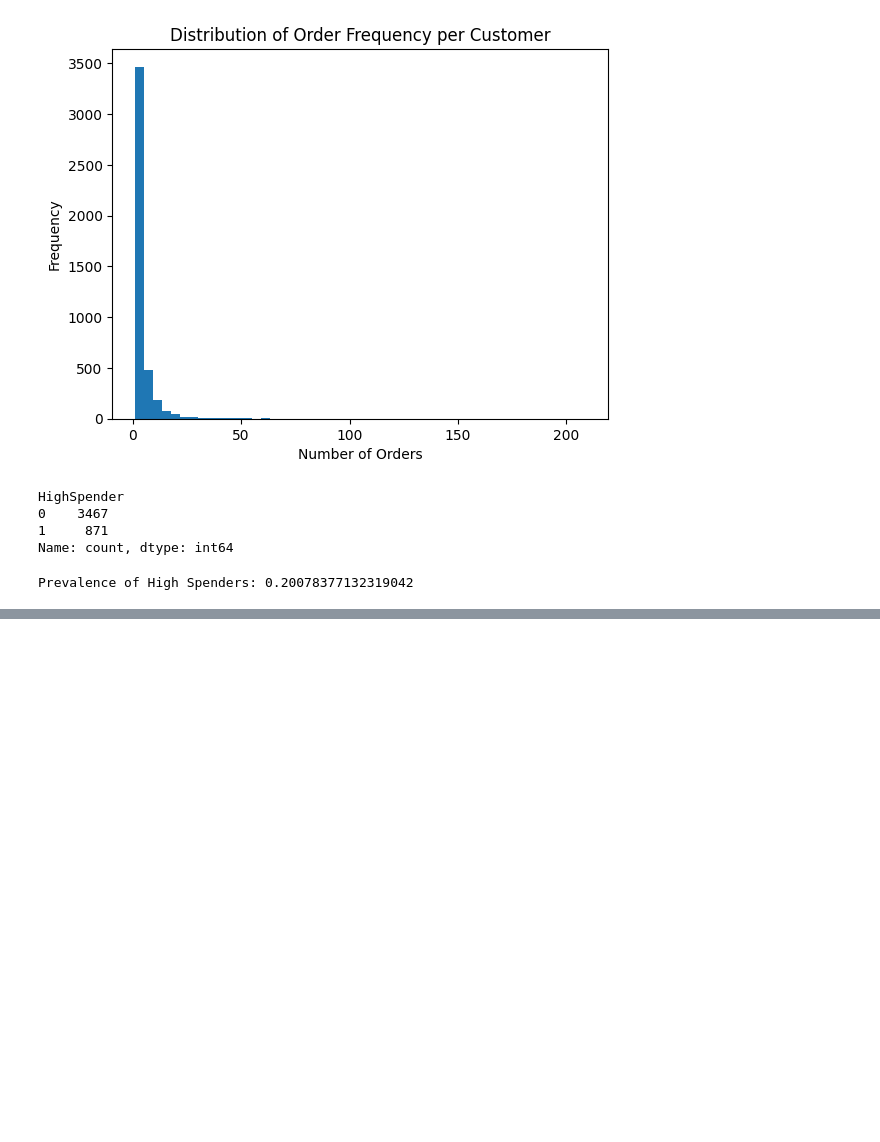
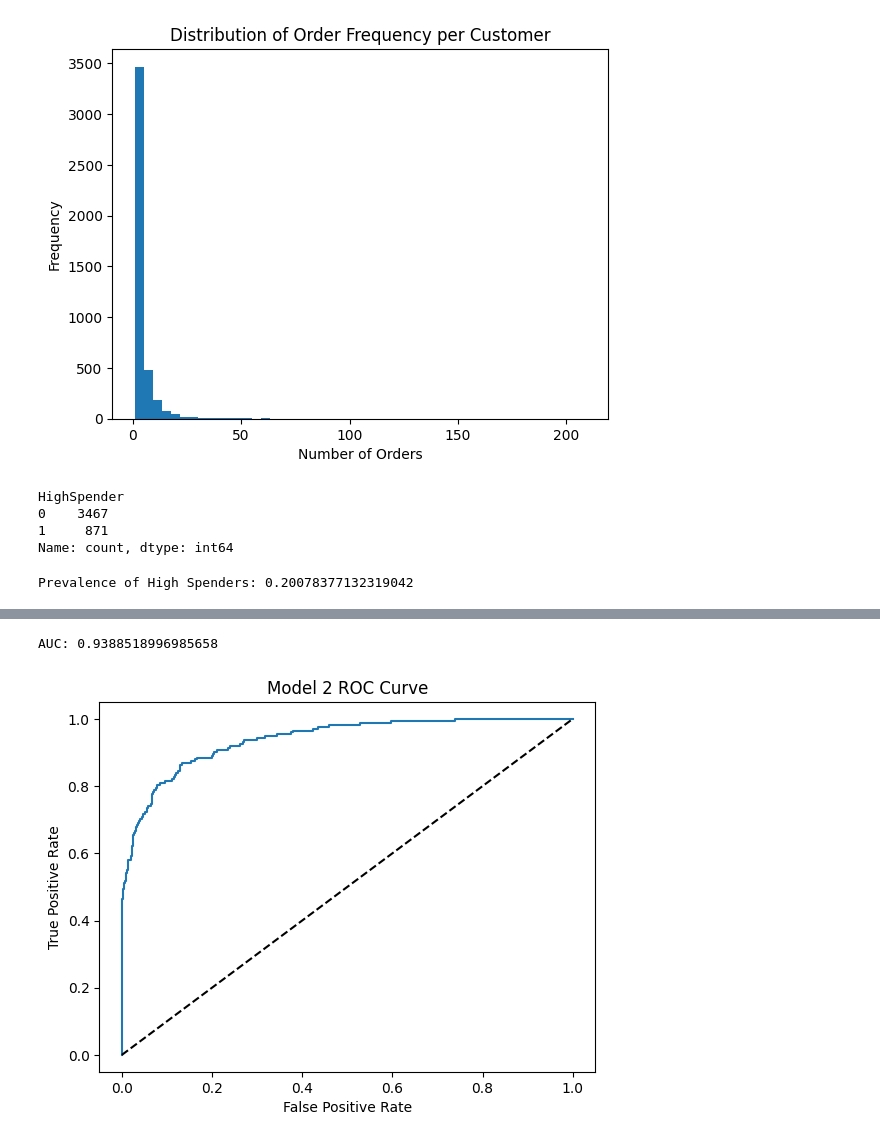
Before and after one commit to gsolomon321/DS3021_Final_Project, a Jupyter notebook: cleaning.ipynb, the cells around one changed output, grey strips where cells are left out. Drawn from its saved outputs; the diff is of its cells as text; code cells hidden in the pictures; blank space fills up the shorter version.

```diff
--- a/cleaning.ipynb
+++ b/cleaning.ipynb
@@ -236,0 +295,15 @@ param_grid = {"dt_model__max_depth": [1, 2, 3, 4, 5, 6, 7, 8, 9, 10]}
+# %%
+#ROC curve and AUC for Confusion Matrix Model 2
+fpr_m2, tpr_m2, _ = roc_curve(y_test, y_proba_m2)
+auc_m2 = roc_auc_score(y_test, y_proba_m2)
+print('AUC:', auc_m2)
+
+plt.plot(fpr_m2, tpr_m2)
+plt.plot([0,1],[0,1],'k--') # diagonal dashed line for random classifier
+plt.xlabel('False Positive Rate')
+plt.ylabel('True Positive Rate')
+plt.title('Model 2 ROC Curve')
+plt.show()
+# %% [output]
+AUC: 0.9388518996985658
+[figure, added]
```
Also changed, not shown: parts of 23 cells of this notebook, 1 other file.
